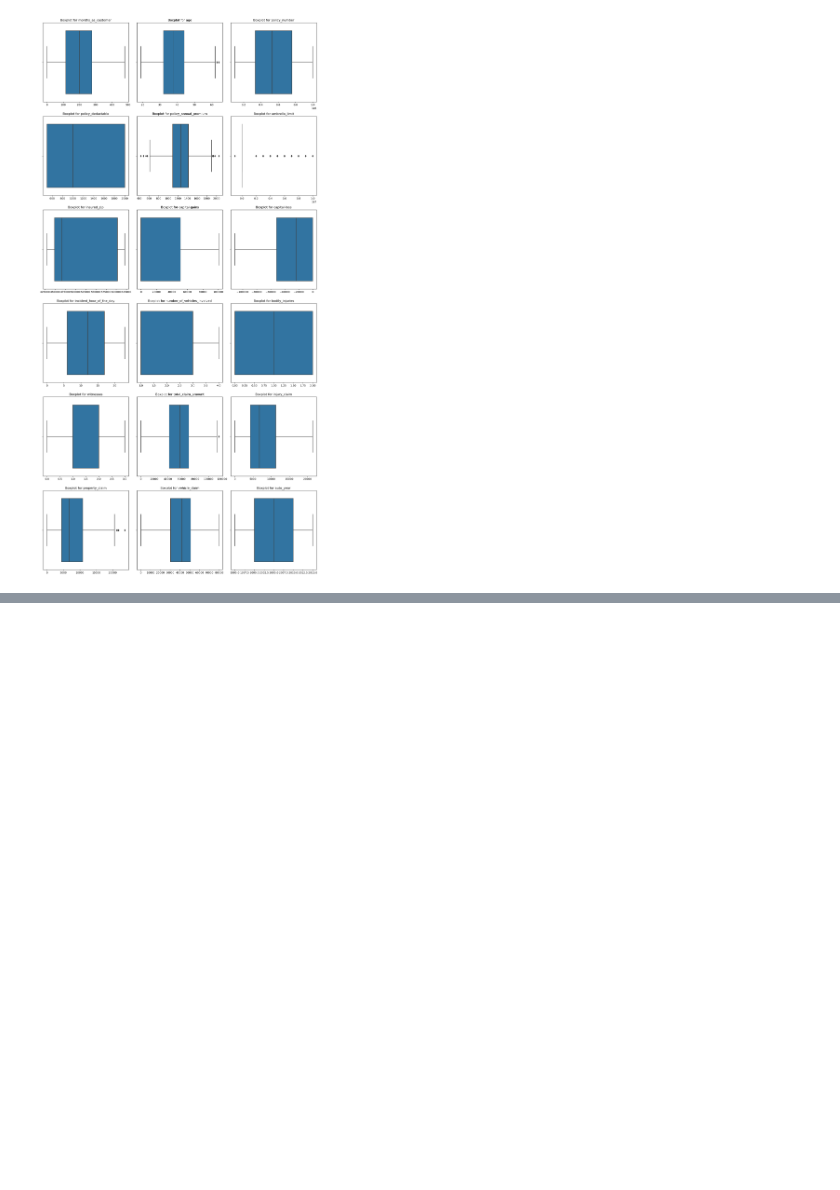
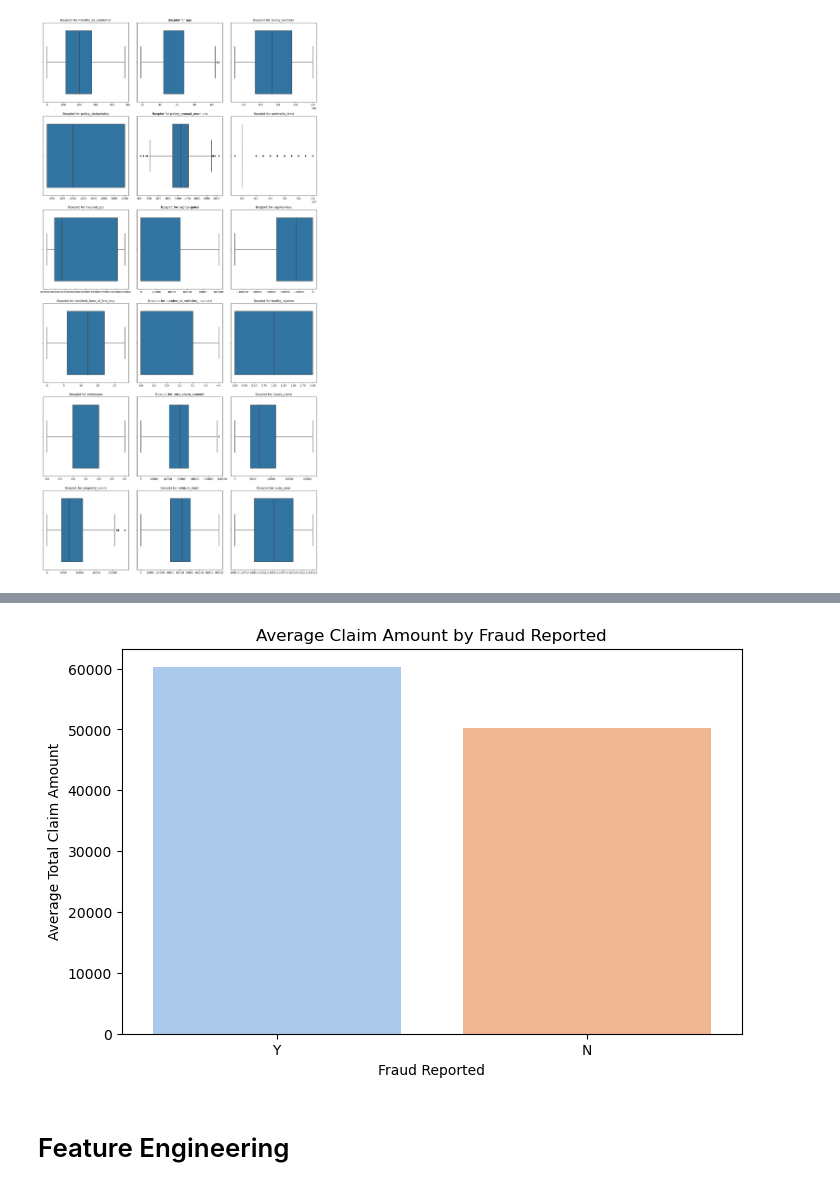
Before and after one commit to Lindelani82/Insurance-Claim-Detection-project, a Jupyter notebook: Untitled-1.ipynb, the cells around one changed output, grey strips where cells are left out. Cells and saved outputs as stored; diff of their text form; code cells hidden in the pictures; blank space fills up the shorter version.

```diff
--- a/Untitled-1.ipynb
+++ b/Untitled-1.ipynb
@@ -194,0 +212,12 @@ plt.show()
+# %%
+# Bar Plot: Average Claim Amount by Fraud Reported
+plt.figure(figsize=(8, 5))
+sns.barplot(data=new_data, x='fraud_reported', y='total_claim_amount', ci=None, palette='pastel')
+plt.title('Average Claim Amount by Fraud Reported')
+plt.xlabel('Fraud Reported')
+plt.ylabel('Average Total Claim Amount')
+plt.show()
+# %% [output]
+[figure, added]
+# %% [markdown]
+# Feature Engineering
```
Also changed, not shown: parts of 24 cells of this notebook.
